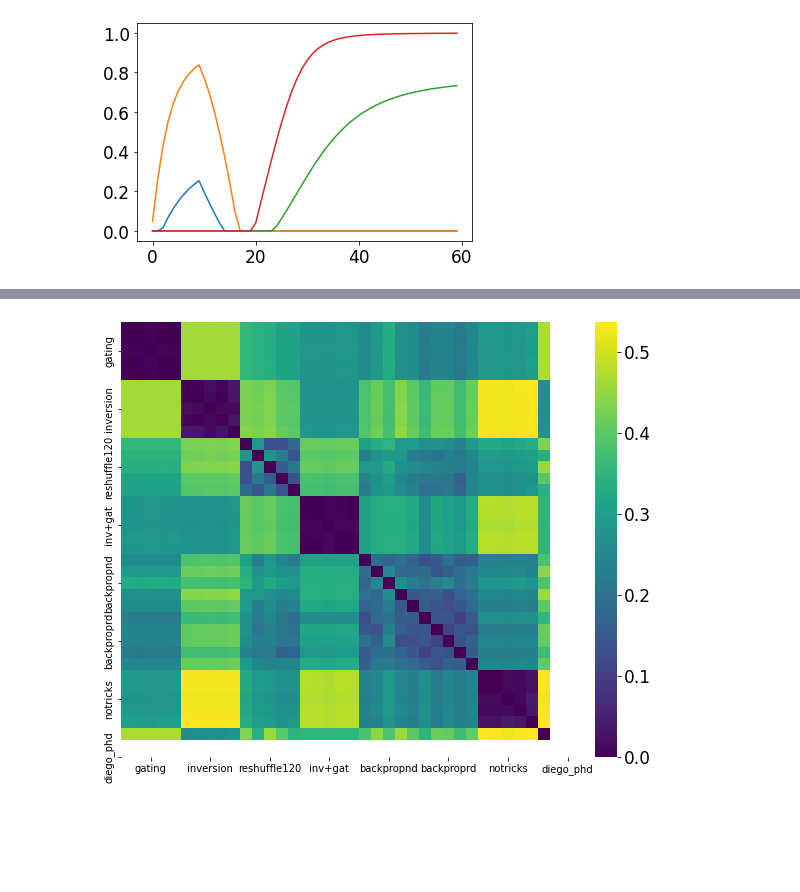
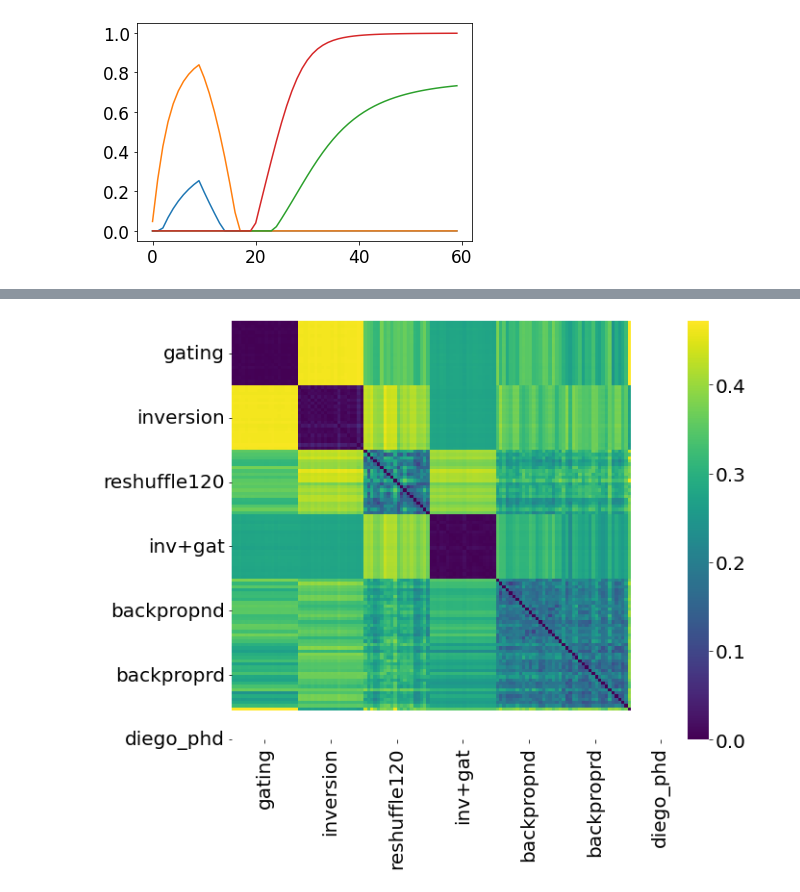
Before and after one commit to azaho/ccn_story3, a Jupyter notebook: netdist.ipynb, the cells around one changed output, grey strips where cells are left out. Cells and saved outputs as stored; diff of their text form; code cells hidden in the pictures; blank space fills up the shorter version.

```diff
--- a/netdist.ipynb
+++ b/netdist.ipynb
@@ -9,37 +9,37 @@ import json
 networks = {
     "gating": {
         "color": "green",
-        "names": [f"data/hdgatingCTRNN_2DIR1O_dr100_n0.1_la0_r{i}_dv" for i in range(5)],
+        "names": [f"data/hdgatingCTRNN_2DIR1O_dr100_n0.1_la0_r{i}_dv" for i in range(20)],
         "indices": np.arange(0, 64, 16)
     },
     "inversion": {
         "color": "red",
-        "names": [f"data/hdinversionCTRNN_2DIR1O_dr100_n0.1_la0_r{i}_dv" for i in range(5)],
+        "names": [f"data/hdinversionCTRNN_2DIR1O_dr100_n0.1_la0_r{i}_dv" for i in range(20)],
         "indices": np.arange(0, 64, 16)
     },
     "reshuffle120": {
         "color": "blue",
-        "names": [f"data/hdreshuffleCTRNN_2DIR1O_dr100_n0.1_la0_sa120_r{i}_dv" for i in range(5)],
+        "names": [f"data/hdreshuffleCTRNN_2DIR1O_dr100_n0.1_la0_sa120_r{i}_dv" for i in range(20)],
         "indices": np.arange(0, 64, 16)
     },
     "inv+gat": {
         "color": "purple",
-        "names": [f"data/hdgatinginversionCTRNN_2DIR1O_dr100_n0.1_la0_r{i}_dv" for i in range(5)],
+        "names": [f"data/hdgatinginversionCTRNN_2DIR1O_dr100_n0.1_la0_r{i}_dv" for i in range(20)],
         "indices": np.arange(0, 64, 16)
     },
     "backpropnd": {
         "color": "black",
-        "names": [f"data/backpropndCTRNN_2DIR1O_dr100_n0.1_la0.0001_r{i}_dv" for i in range(5)],
+        "names": [f"data/backpropndCTRNN_2DIR1O_dr100_n0.1_la0.0001_r{i}_dv" for i in range(20)],
         "indices": np.arange(0, 64, 16)
     },
     "backproprd": {
         "color": "gray",
-        "names": [f"data/backproprdCTRNN_2DIR1O_dr100_n0.1_la0.0001_r{i}_dv" for i in range(5)],
+        "names": [f"data/backproprdCTRNN_2DIR1O_dr100_n0.1_la0.0001_r{i}_dv" for i in range(20)],
         "indices": np.arange(0, 64, 16)
     },
     "notricks": {
-        "color": "yellow",
-        "names": [f"data/hdnotricksCTRNN_2DIR1O_dr100_n0.1_la0_r{i}_dv" for i in range(5)],
+        "color": "orange",
+        "names": [f"data/hdnotricksCTRNN_2DIR1O_dr100_n0.1_la0_r{i}_dv" for i in range(20)],
         "indices": np.arange(0, 64, 16)
     },
     "diego_phd": {
@@ -49,6 +49,9 @@ networks = {
         "neural": True
     }
 }
+del networks["notricks"]
+#del networks["backproprd"]
+#del networks["diego_phd"]
 # %%
 for network in networks.values():
     if "neural" in network: continue
@@ -155,7 +156,7 @@ for network_name, network in networks.items():
                 arrays.append(temp)
             else:
                 model_parameterupdate = network['metadatas'][j]['hyperparameters']['train_for_steps']
-                if 'prd' in network_name: model_parameterupdate=1000
+                if 'pnd' in network_name: model_parameterupdate=1000
                 array = np.load(name+f"/model_parameterupdate{model_parameterupdate}_fr.npy")
                 n_trials = 64
                 net_size = 100
@@ -165,6 +166,8 @@ for network_name, network in networks.items():
                 temp = temp[network["indices"]]
                 temp = (temp) / (np.expand_dims(np.mean(temp, axis=0), axis=0)+0.05)  #normalization
                 temp = temp.reshape(-1, net_size)
+
+                #temp = temp + np.random.rand(*temp.shape) * 0.05  # testing adding noise
                 arrays.append(temp)
 
     network_names.append(network_name)
@@ -197,14 +190,15 @@ plt.show()
 # %%
 labels_once = list(networks.keys())
+plt.rc('font', **{'family': 'DejaVu Sans', 'weight': 'normal', 'size': 20})
 fig = plt.figure(figsize=(10, 8))
 ax = sns.heatmap(dist, cmap="viridis")
-plt.xticks(np.linspace(0.5, len(labels_once)-.5, len(labels_once))*5, labels_once, fontsize=10)
-plt.yticks(np.linspace(0.5, len(labels_once)-.5, len(labels_once))*5, labels_once, fontsize=10)
+plt.xticks(np.linspace(0.5, len(labels_once)-.5, len(labels_once))*20, labels_once, fontsize=20)
+plt.yticks(np.linspace(0.5, len(labels_once)-.5, len(labels_once))*20, labels_once, fontsize=20)
 #plt.xticks([])
 #plt.yticks([])
 plt.savefig("distance_matrix.pdf", bbox_inches = 'tight')
 # %% [output]
-[figure, old version]
+[figure, new version]
 # %%
 fig = plt.figure(figsize=(10, 8))
 n_networks = len(labels_once)
```
Also changed, not shown: parts of 8 cells of this notebook, 11 other files.
